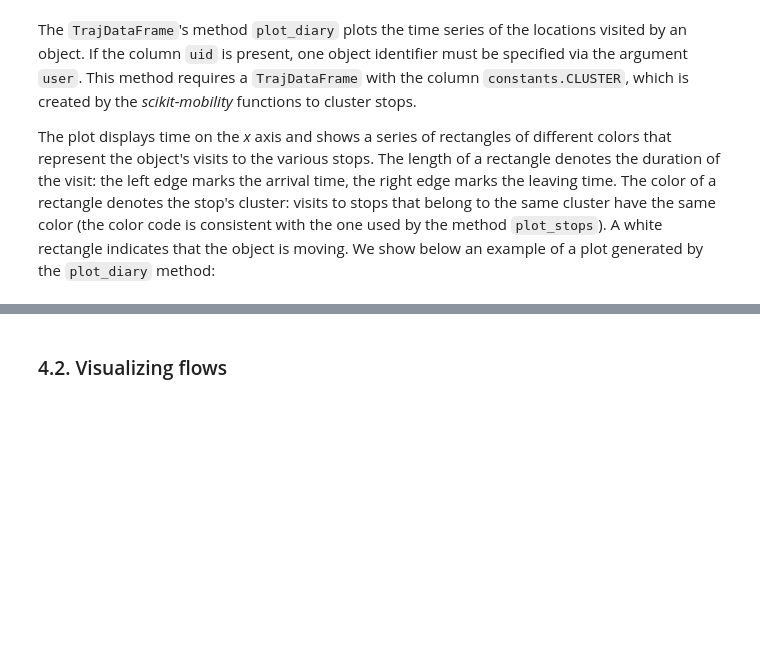
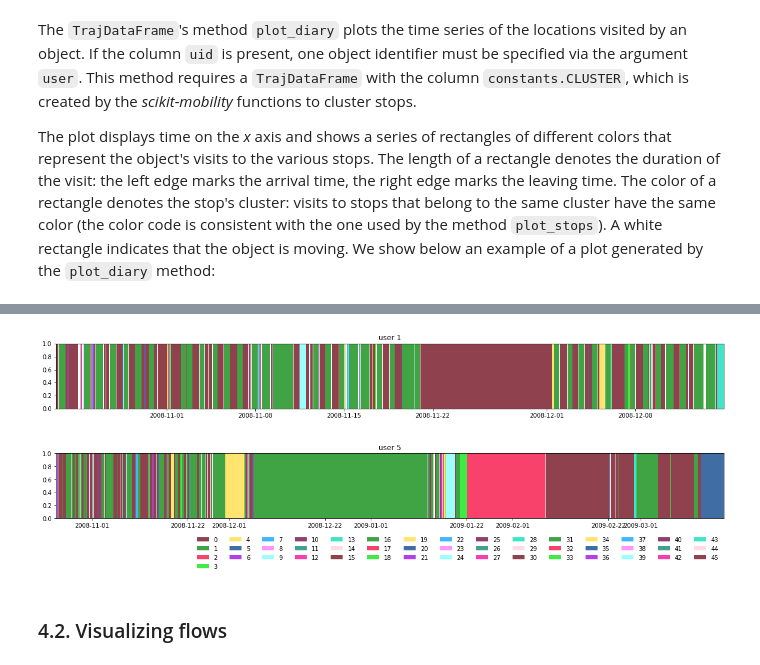
Before and after one commit to scikit-mobility/scikit-mobility, a Jupyter notebook: examples/scikit-mobility_paper_code.ipynb, the cells around one changed output, grey strips where cells are left out. Drawn from its saved outputs; the diff is of its cells as text; code cells hidden in the pictures; blank space fills up the shorter version.

```diff
--- a/examples/scikit-mobility_paper_code.ipynb
+++ b/examples/scikit-mobility_paper_code.ipynb
@@ -254,3 +258,9 @@ To register the converters:
+# %%
+ax = cstdf.plot_diary(1)
+ax = cstdf.plot_diary(5, legend=True)
+# %% [output]
+[figure, added]
+[figure, added]
 # %% [markdown]
 ### 4.2. Visualizing flows
 # %% [markdown]
```
Also changed, not shown: parts of 11 cells of this notebook.
